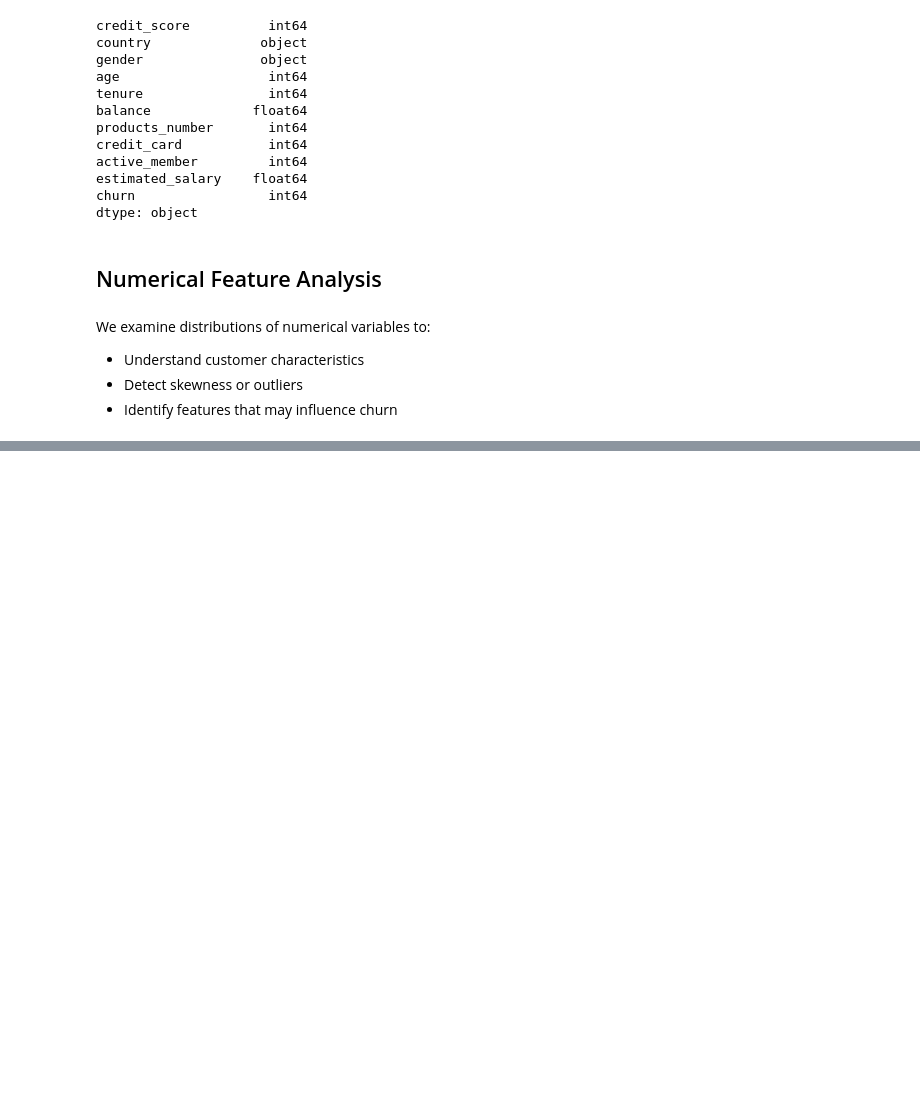
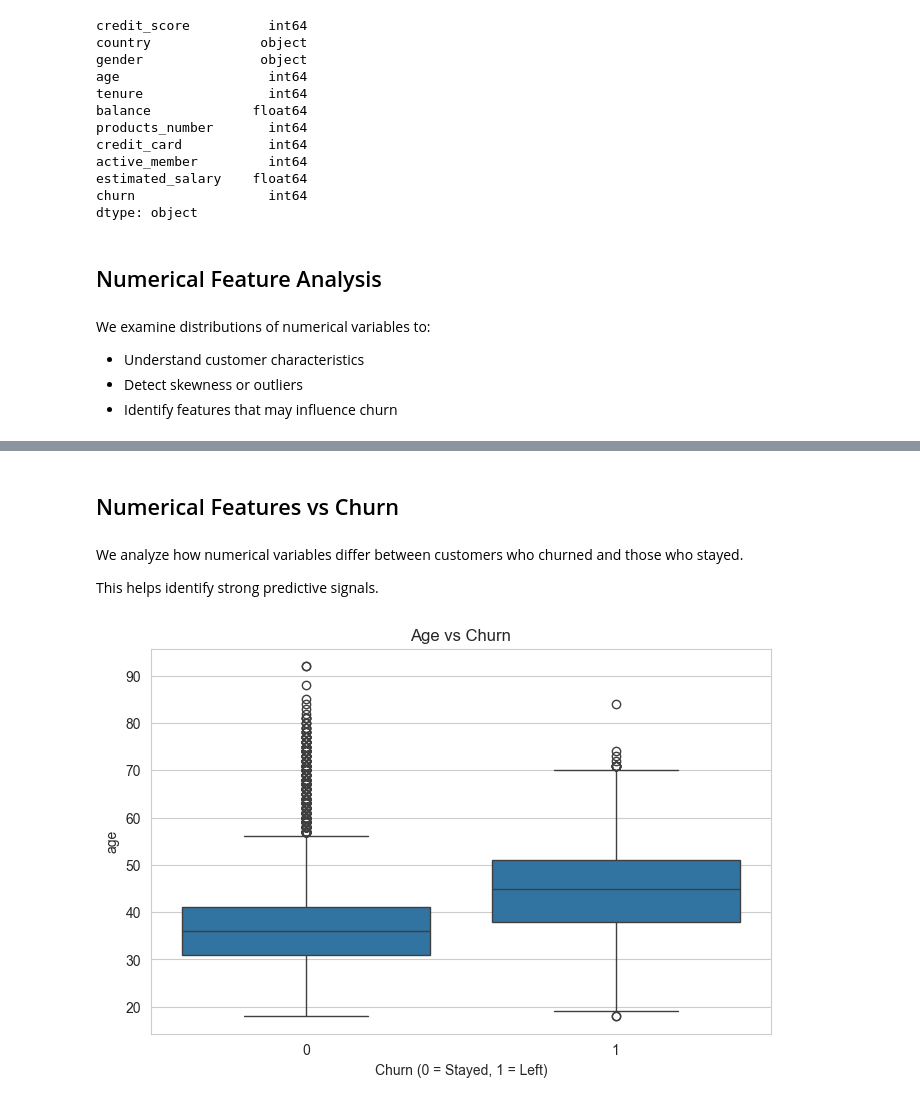
Before and after one commit to naevasetia/customer-churn-prediction-ml, a Jupyter notebook: notebooks/01_eda.ipynb, the cells around one changed output, grey strips where cells are left out. Drawn from its saved outputs; the diff is of its cells as text; code cells hidden in the pictures; blank space fills up the shorter version.

Commit message:
Added insights from numerical feature comparison with churn

```diff
--- a/notebooks/01_eda.ipynb
+++ b/notebooks/01_eda.ipynb
@@ -201,0 +233,13 @@ plt.show()
+# %% [markdown]
+## Numerical Features vs Churn
+# %% [markdown]
+We analyze how numerical variables differ between customers who churned and those who stayed.
+
+This helps identify strong predictive signals.
+# %%
+sns.boxplot(x="churn", y="age", data=df)
+plt.title("Age vs Churn")
+plt.xlabel("Churn (0 = Stayed, 1 = Left)")
+plt.show()
+# %% [output]
+[figure, added]
```
Also changed, not shown: parts of 5 cells of this notebook.
